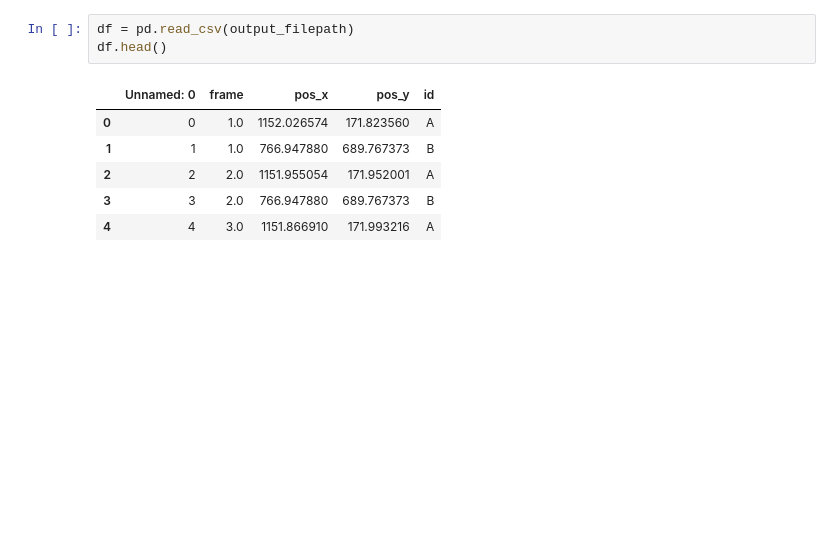
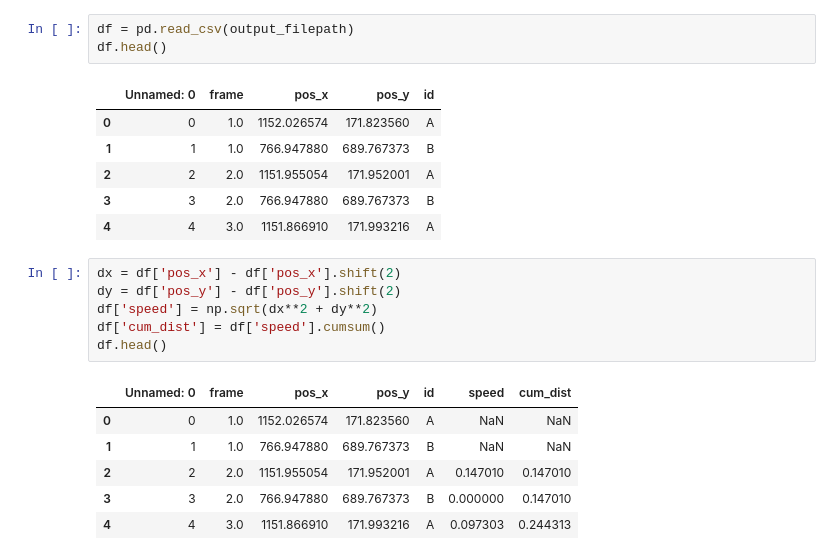
Before and after one commit to vivekhsridhar/tracktor, a Jupyter notebook: examples/spider_track.ipynb, the cells around one changed output. Cells and saved outputs as stored; diff of their text form; blank space fills up the shorter version.

```diff
--- a/examples/spider_track.ipynb
+++ b/examples/spider_track.ipynb
@@ -115,3 +115,16 @@ df.head()
 | 2 | 2 | 2.0 | 1151.955054 | 171.952001 | A |
 | 3 | 3 | 2.0 | 766.947880 | 689.767373 | B |
 | 4 | 4 | 3.0 | 1151.866910 | 171.993216 | A |
+# %%
+dx = df['pos_x'] - df['pos_x'].shift(2)
+dy = df['pos_y'] - df['pos_y'].shift(2)
+df['speed'] = np.sqrt(dx**2 + dy**2)
+df['cum_dist'] = df['speed'].cumsum()
+df.head()
+# %% [output]
+|  | Unnamed: 0 | frame | pos_x | pos_y | id | speed | cum_dist |
+| 0 | 0 | 1.0 | 1152.026574 | 171.823560 | A | NaN | NaN |
+| 1 | 1 | 1.0 | 766.947880 | 689.767373 | B | NaN | NaN |
+| 2 | 2 | 2.0 | 1151.955054 | 171.952001 | A | 0.147010 | 0.147010 |
+| 3 | 3 | 2.0 | 766.947880 | 689.767373 | B | 0.000000 | 0.147010 |
+| 4 | 4 | 3.0 | 1151.866910 | 171.993216 | A | 0.097303 | 0.244313 |
```
Also changed, not shown: parts of 2 cells of this notebook, 2 other files.
